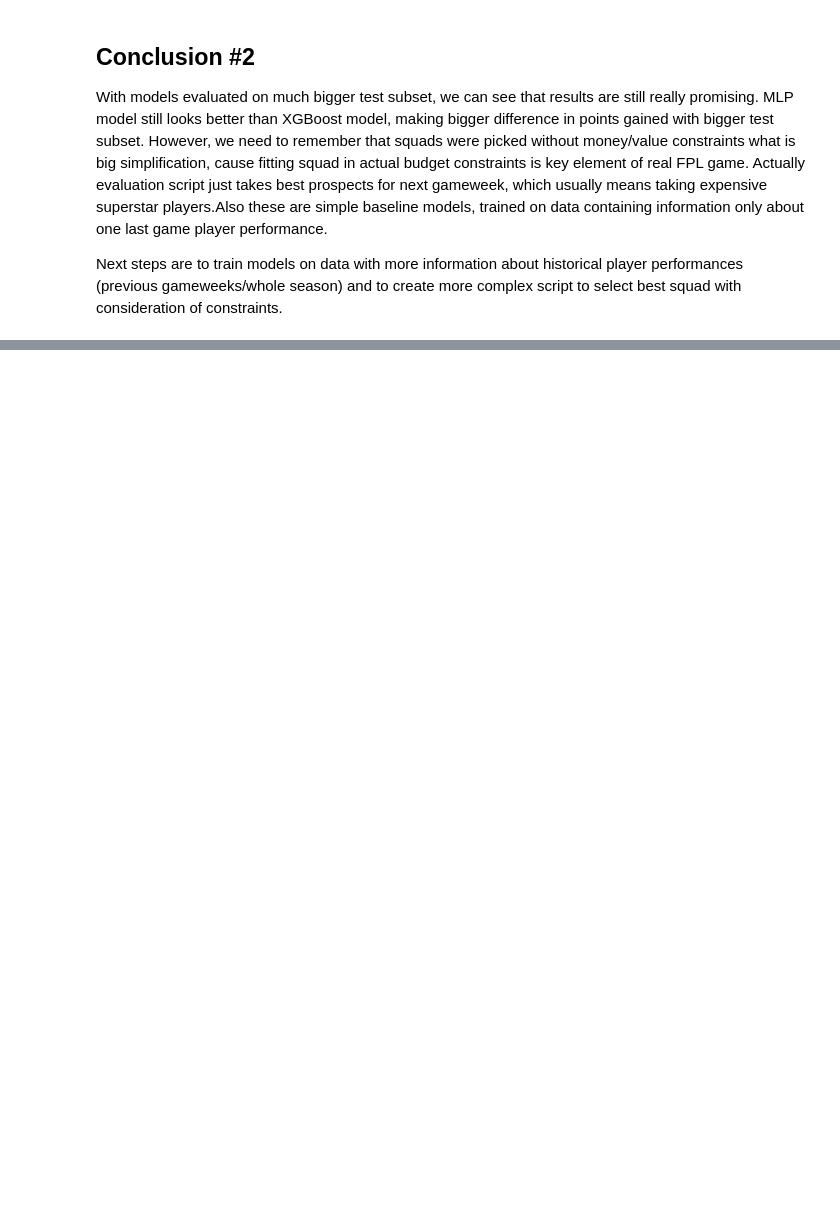
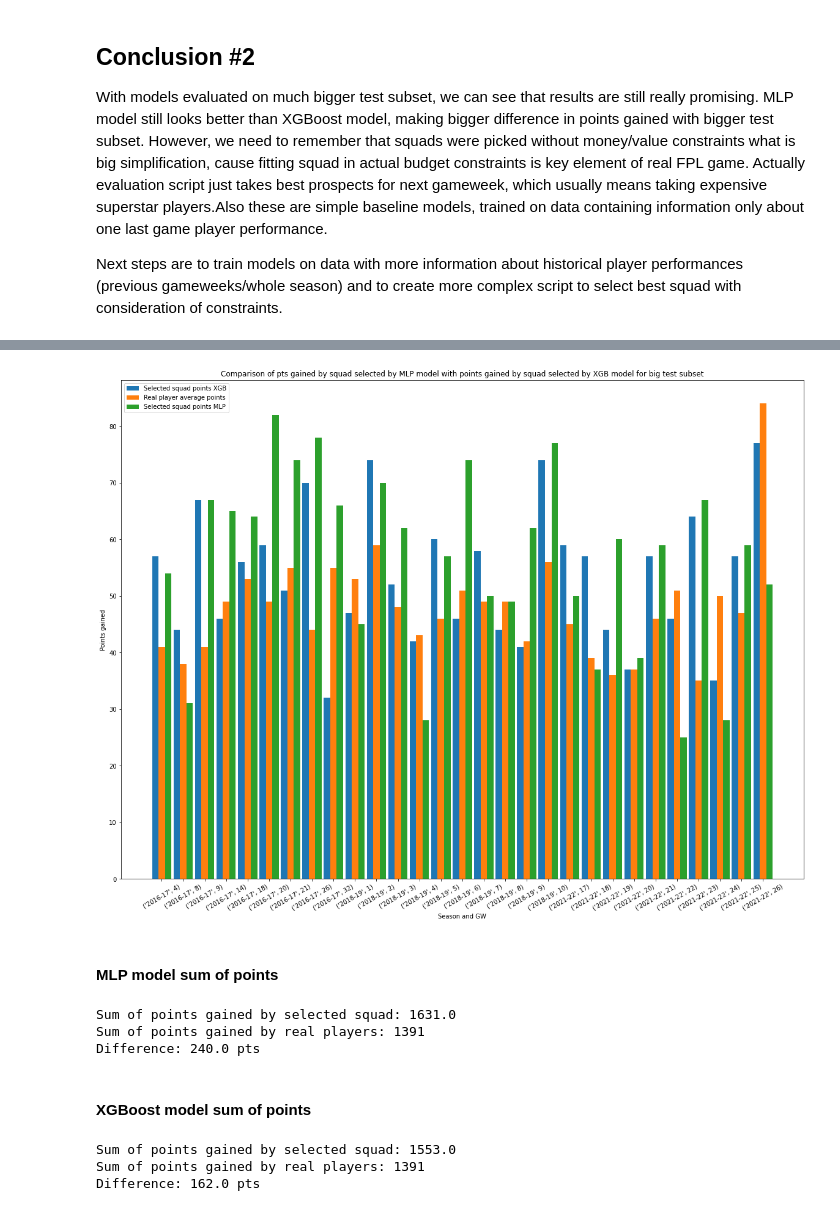
Before and after one commit to gracjans/FPL-AI-Manager_SwanseAI, a Jupyter notebook: notebooks/evaluate_selected_squad-no_constraints.ipynb, the cells around one changed output, grey strips where cells are left out. Drawn from its saved outputs; the diff is of its cells as text; code cells hidden in the pictures; blank space fills up the shorter version.

Commit message:
add evaluation of squads selected by model trained on data with rolling features

```diff
--- a/notebooks/evaluate_selected_squad-no_constraints.ipynb
+++ b/notebooks/evaluate_selected_squad-no_constraints.ipynb
@@ -323,0 +338,15 @@ Next steps are to train models on data with more information about historical pl
+# %%
+(x_train, y_train), (x_test, y_test), (x_train_target, x_test_target), x_scaler = preprocess_seasons_data(random_split=False, test_subset=test_subset_XL, rolling_features=True, rolling_columns=rolling_columns, rolling_times=times)
+# %%
+# Train MLP and XGBoost models on specific subset
+model = tf.keras.models.Sequential()
+model.add(tf.keras.layers.Dense(units=128, activation='relu', input_shape=(x_train.shape[1],)))
+model.add(tf.keras.layers.Dense(units=256, activation='relu'))
+model.add(tf.keras.layers.Dense(units=256, activation='relu'))
+model.add(tf.keras.layers.Dense(units=126, activation='relu'))
+model.add(tf.keras.layers.Dense(units=64, activation='relu'))
+model.add(tf.keras.layers.Dense(units=1, activation='linear'))
+model_mlp_rolling = train_mlp_model(model, x_train, y_train, verbose=0)
+
+model_xgb_rolling = xgb.XGBRegressor()
+model_xgb_rolling.fit(x_train, y_train)
@@ -323,0 +364,46 @@ Next steps are to train models on data with more information about historical pl
+# %%
+# Make predictions on specific test subset using MLP and XGBoost models
+x_test_reversed = reverse_processing(x_test, x_scaler, x_test_target)
+predictions_merged_mlp_rolling = merge_reversed_data_with_predictions(model_mlp_rolling, x_test, y_test, x_test_reversed)
+predictions_merged_xgb_rolling = merge_reversed_data_with_predictions(model_xgb_rolling, x_test, y_test, x_test_reversed)
+
+# Get squad and evaluate it for both models
+results_mlp_rolling, selected_squad_points_mlp_rolling, real_player_average_points_mlp, season_gameweeks_mlp_rolling = evaluate_selected_squad_without_constraints(predictions_merged_mlp_rolling, test_subset_XL, 'mlp_model_rolling-no_constraints_test_subset_XL')
+results_xgb_rolling, selected_squad_points_xgb_rolling, real_player_average_points_xgb, season_gameweeks_xgb_rolling = evaluate_selected_squad_without_constraints(predictions_merged_xgb_rolling, test_subset_XL, 'xgb_model_rolling-no_constraints_test_subset_XL')
+# %%
+plt.figure(figsize=(20,15))
+
+X_axis = np.arange(len(season_gameweeks_mlp_rolling))
+
+plt.bar(X_axis - 0.3, selected_squad_points_xgb_rolling, 0.3, label = 'Selected squad points XGB')
+plt.bar(X_axis, real_player_average_points_mlp, 0.3, label = 'Real player average points')
+plt.bar(X_axis + 0.3, selected_squad_points_mlp_rolling, 0.3, label = 'Selected squad points MLP')
+
+plt.xticks(X_axis, season_gameweeks_mlp_rolling, rotation=30)
+plt.xlabel("Season and GW")
+plt.ylabel("Points gained")
+plt.title("Comparison of pts gained by squad selected by MLP model with points gained by squad selected by XGB model for big test subset")
+plt.legend()
+plt.show()
+# %% [output]
+[figure, added]
+# %% [markdown]
+#### MLP model sum of points
+# %%
+print('Sum of points gained by selected squad:', sum(selected_squad_points_mlp_rolling))
+print('Sum of points gained by real players:', sum(real_player_average_points_mlp))
+print('Difference:', sum(selected_squad_points_mlp_rolling) - sum(real_player_average_points_mlp), 'pts')
+# %% [output]
+Sum of points gained by selected squad: 1631.0
+Sum of points gained by real players: 1391
+Difference: 240.0 pts
+# %% [markdown]
+#### XGBoost model sum of points
+# %%
+print('Sum of points gained by selected squad:', sum(selected_squad_points_xgb_rolling))
+print('Sum of points gained by real players:', sum(real_player_average_points_xgb))
+print('Difference:', sum(selected_squad_points_xgb_rolling) - sum(real_player_average_points_xgb), 'pts')
+# %% [output]
+Sum of points gained by selected squad: 1553.0
+Sum of points gained by real players: 1391
+Difference: 162.0 pts
```
Also changed, not shown: parts of 7 cells of this notebook.
